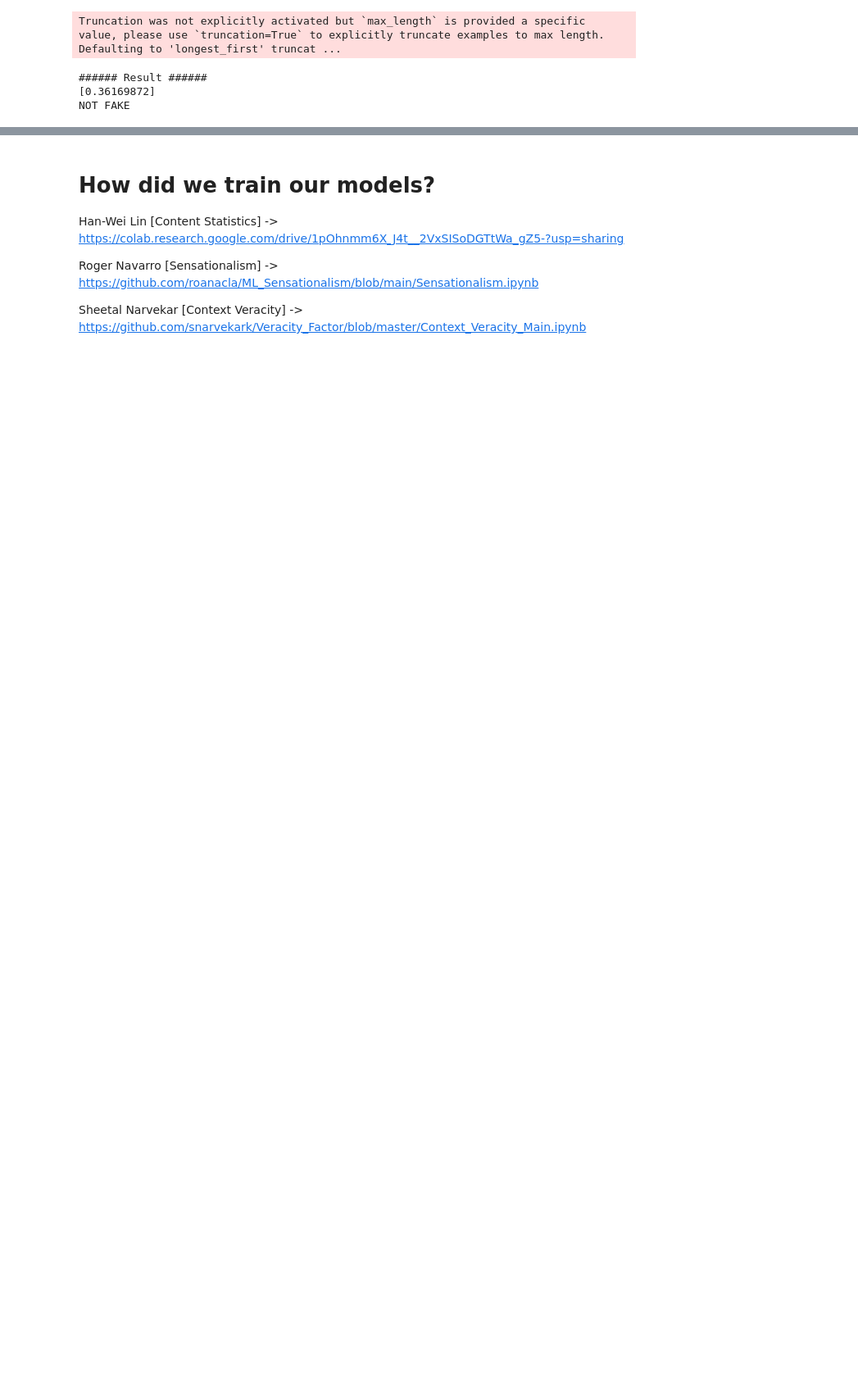
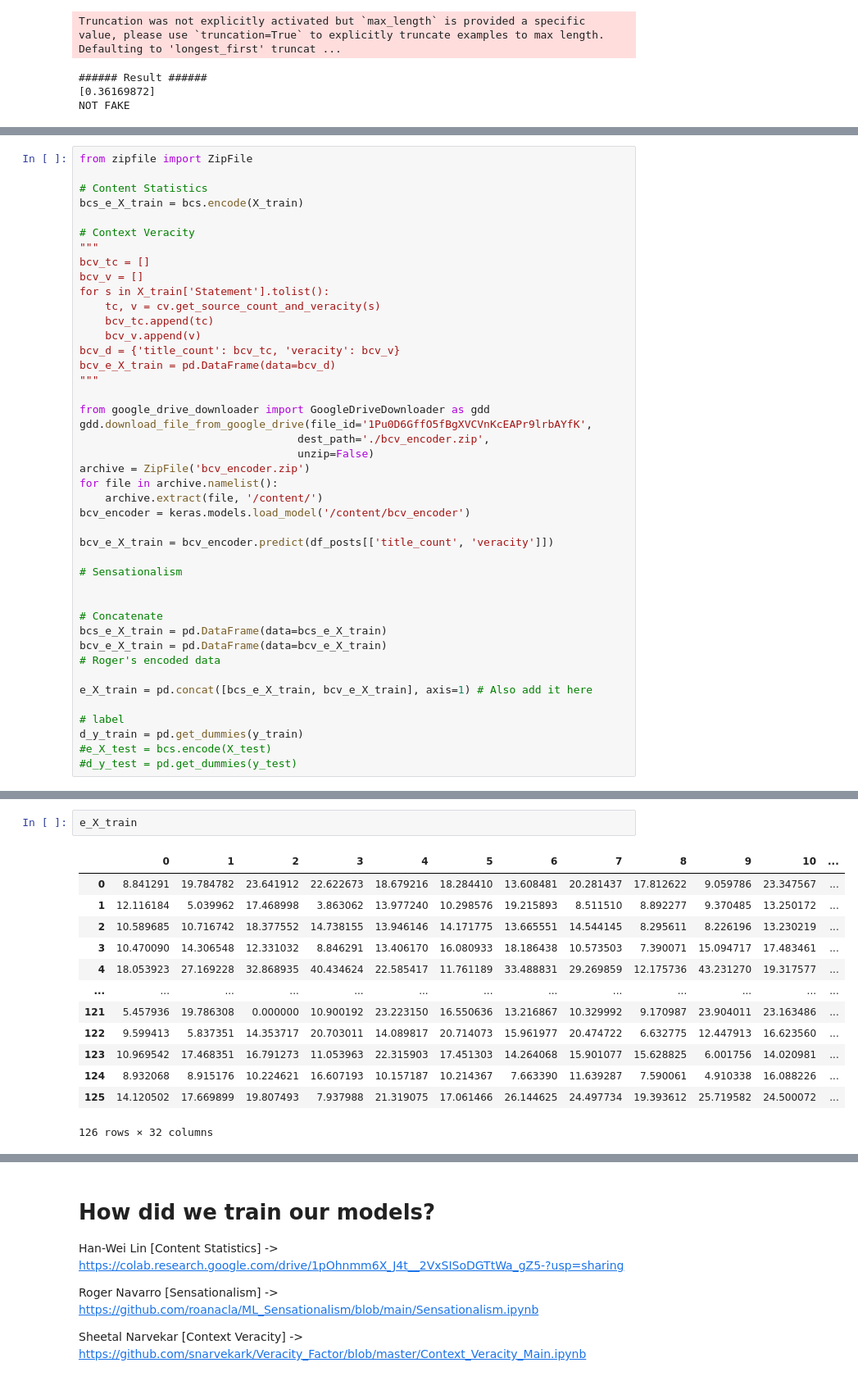
Before and after one commit to roanacla/FactorsIntegration, a Jupyter notebook: Factors_Integration.ipynb, the cells around one changed output, grey strips where cells are left out. Shown at 82% size. Drawn from its saved outputs; the diff is of its cells as text; blank space fills up the shorter version.

```diff
--- a/Factors_Integration.ipynb
+++ b/Factors_Integration.ipynb
@@ -129,0 +222,43 @@ NOT FAKE
+# %%
+from zipfile import ZipFile
+
+# Content Statistics
+bcs_e_X_train = bcs.encode(X_train)
+
+# Context Veracity
+"""
+bcv_tc = []
+bcv_v = []
+for s in X_train['Statement'].tolist():
+    tc, v = cv.get_source_count_and_veracity(s)
+    bcv_tc.append(tc)
+    bcv_v.append(v)
+bcv_d = {'title_count': bcv_tc, 'veracity': bcv_v}
+bcv_e_X_train = pd.DataFrame(data=bcv_d)
+"""
+
+from google_drive_downloader import GoogleDriveDownloader as gdd
+gdd.download_file_from_google_drive(file_id='1Pu0D6GffO5fBgXVCVnKcEAPr9lrbAYfK',
+                                  dest_path='./bcv_encoder.zip',
+                                  unzip=False)
+archive = ZipFile('bcv_encoder.zip')
+for file in archive.namelist():
+    archive.extract(file, '/content/')
+bcv_encoder = keras.models.load_model('/content/bcv_encoder')
+
+bcv_e_X_train = bcv_encoder.predict(df_posts[['title_count', 'veracity']])
+
+# Sensationalism
+
+
+# Concatenate
+bcs_e_X_train = pd.DataFrame(data=bcs_e_X_train)
+bcv_e_X_train = pd.DataFrame(data=bcv_e_X_train)
+# Roger's encoded data
+
+e_X_train = pd.concat([bcs_e_X_train, bcv_e_X_train], axis=1) # Also add it here
+
+# label
+d_y_train = pd.get_dummies(y_train)
+#e_X_test = bcs.encode(X_test)
+#d_y_test = pd.get_dummies(y_test)
@@ -129,0 +267,16 @@ NOT FAKE
+# %%
+e_X_train
+# %% [output]
+|  | 0 | 1 | 2 | 3 | 4 | 5 | 6 | 7 | 8 | 9 | 10 | ... |
+| 0 | 8.841291 | 19.784782 | 23.641912 | 22.622673 | 18.679216 | 18.284410 | 13.608481 | 20.281437 | 17.812622 | 9.059786 | 23.347567 | ... |
+| 1 | 12.116184 | 5.039962 | 17.468998 | 3.863062 | 13.977240 | 10.298576 | 19.215893 | 8.511510 | 8.892277 | 9.370485 | 13.250172 | ... |
+| 2 | 10.589685 | 10.716742 | 18.377552 | 14.738155 | 13.946146 | 14.171775 | 13.665551 | 14.544145 | 8.295611 | 8.226196 | 13.230219 | ... |
+| 3 | 10.470090 | 14.306548 | 12.331032 | 8.846291 | 13.406170 | 16.080933 | 18.186438 | 10.573503 | 7.390071 | 15.094717 | 17.483461 | ... |
+| 4 | 18.053923 | 27.169228 | 32.868935 | 40.434624 | 22.585417 | 11.761189 | 33.488831 | 29.269859 | 12.175736 | 43.231270 | 19.317577 | ... |
+| ... | ... | ... | ... | ... | ... | ... | ... | ... | ... | ... | ... | ... |
+| 121 | 5.457936 | 19.786308 | 0.000000 | 10.900192 | 23.223150 | 16.550636 | 13.216867 | 10.329992 | 9.170987 | 23.904011 | 23.163486 | ... |
+| 122 | 9.599413 | 5.837351 | 14.353717 | 20.703011 | 14.089817 | 20.714073 | 15.961977 | 20.474722 | 6.632775 | 12.447913 | 16.623560 | ... |
+| 123 | 10.969542 | 17.468351 | 16.791273 | 11.053963 | 22.315903 | 17.451303 | 14.264068 | 15.901077 | 15.628825 | 6.001756 | 14.020981 | ... |
+| 124 | 8.932068 | 8.915176 | 10.224621 | 16.607193 | 10.157187 | 10.214367 | 7.663390 | 11.639287 | 7.590061 | 4.910338 | 16.088226 | ... |
+| 125 | 14.120502 | 17.669899 | 19.807493 | 7.937988 | 21.319075 | 17.061466 | 26.144625 | 24.497734 | 19.393612 | 25.719582 | 24.500072 | ... |
+126 rows × 32 columns
```
Also changed, not shown: parts of 24 cells of this notebook.
